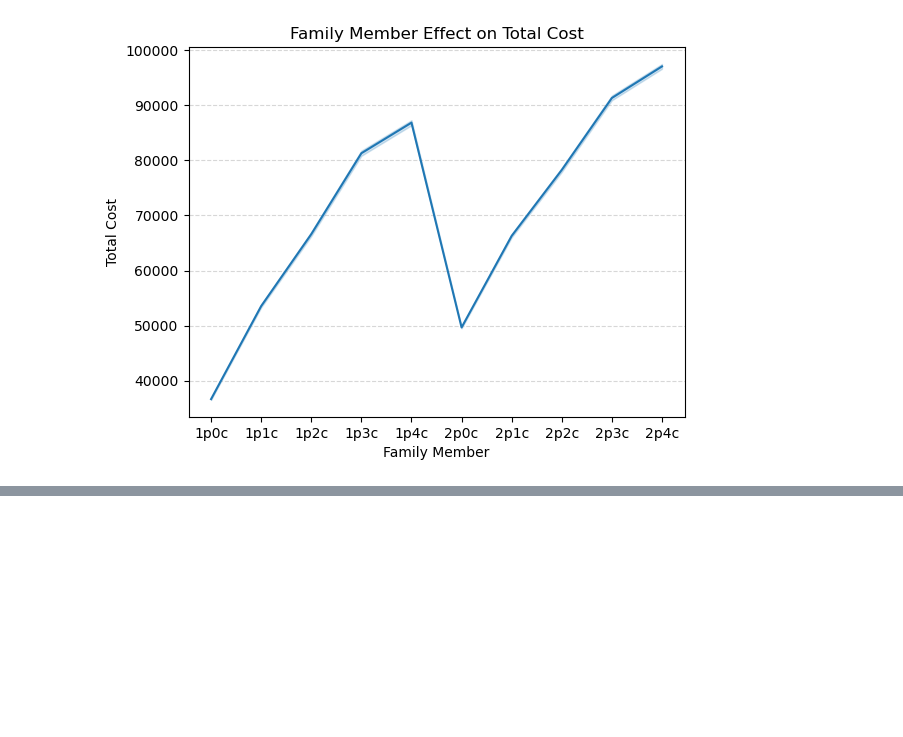
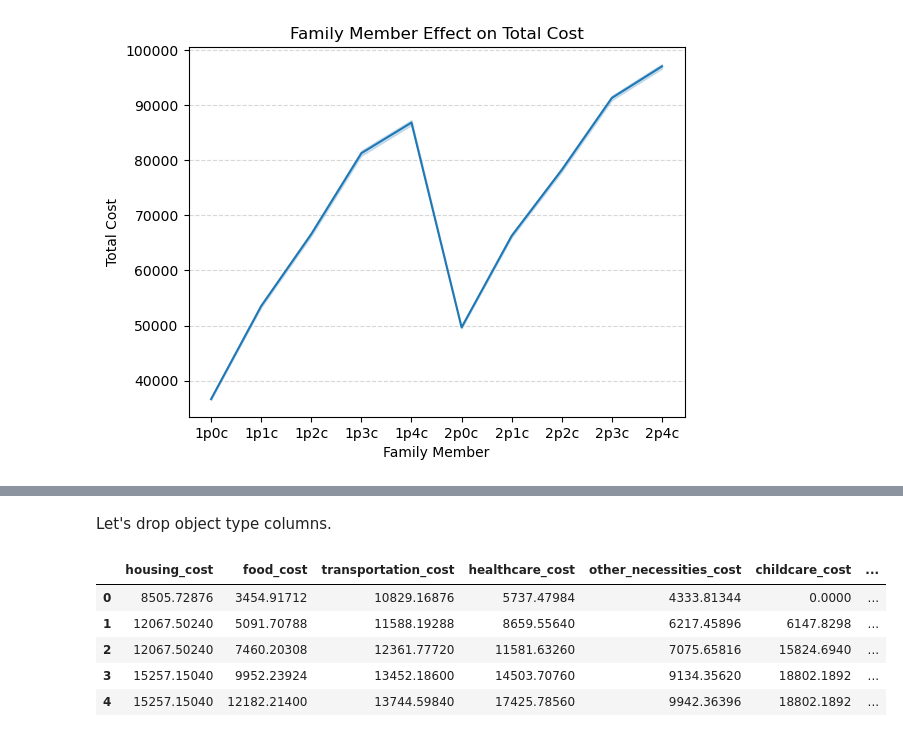
Before and after one commit to ayberkozcan/regression-exercises, a Jupyter notebook: Analyzing Cost of Living/analyzing_cost_of_living.ipynb, the cells around one changed output, grey strips where cells are left out. Cells and saved outputs as stored; diff of their text form; code cells hidden in the pictures; blank space fills up the shorter version.

```diff
--- a/Analyzing Cost of Living/analyzing_cost_of_living.ipynb
+++ b/Analyzing Cost of Living/analyzing_cost_of_living.ipynb
@@ -351,0 +427,12 @@ plt.show()
+# %% [markdown]
+Let's drop object type columns.
+# %%
+df = df.drop(columns=["state", "isMetro", "areaname", "county", "family_member_count"])
+df.head()
+# %% [output]
+|  | housing_cost | food_cost | transportation_cost | healthcare_cost | other_necessities_cost | childcare_cost | ... |
+| 0 | 8505.72876 | 3454.91712 | 10829.16876 | 5737.47984 | 4333.81344 | 0.0000 | ... |
+| 1 | 12067.50240 | 5091.70788 | 11588.19288 | 8659.55640 | 6217.45896 | 6147.8298 | ... |
+| 2 | 12067.50240 | 7460.20308 | 12361.77720 | 11581.63260 | 7075.65816 | 15824.6940 | ... |
+| 3 | 15257.15040 | 9952.23924 | 13452.18600 | 14503.70760 | 9134.35620 | 18802.1892 | ... |
+| 4 | 15257.15040 | 12182.21400 | 13744.59840 | 17425.78560 | 9942.36396 | 18802.1892 | ... |
```
Also changed, not shown: parts of 26 cells of this notebook.
